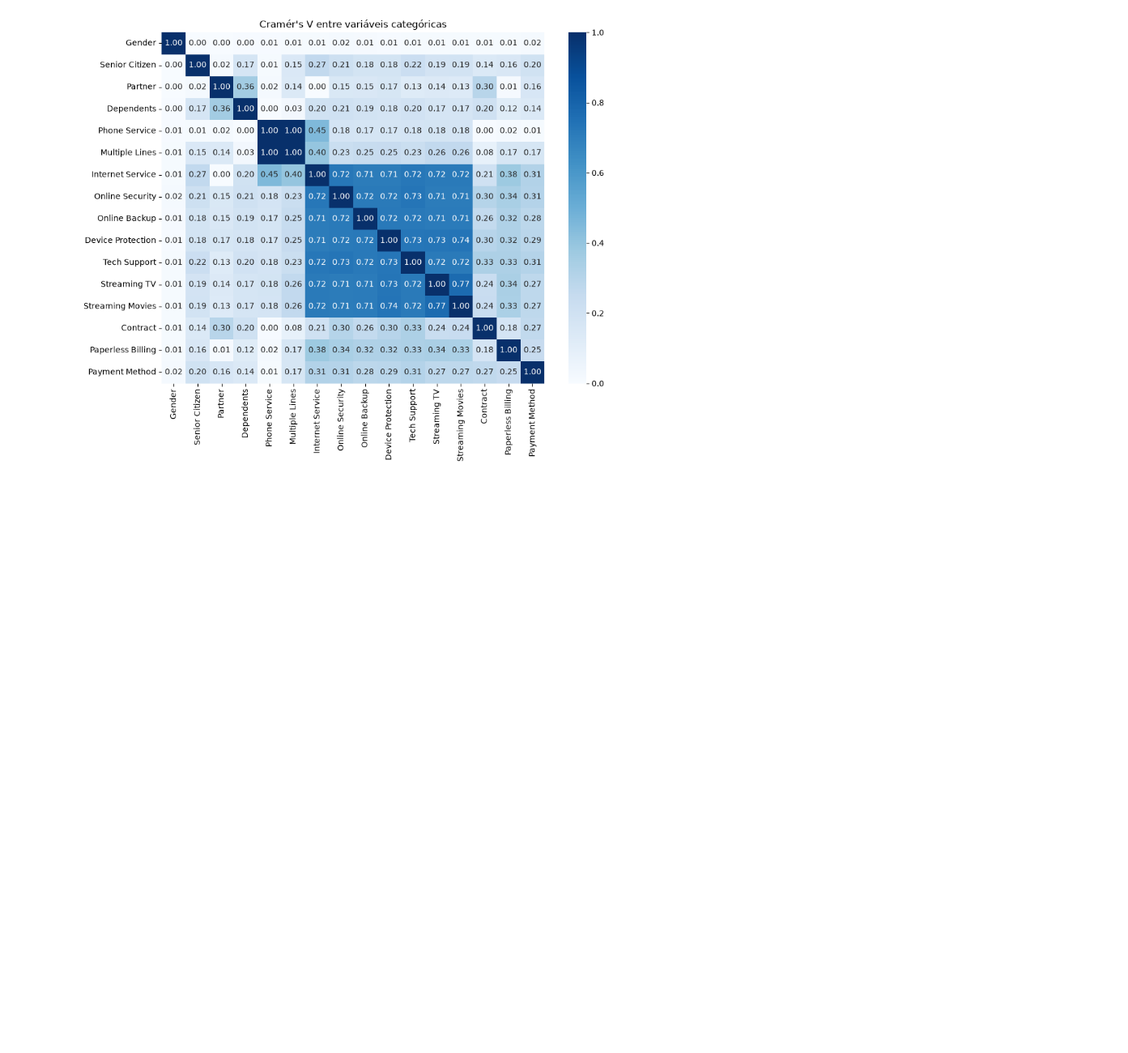
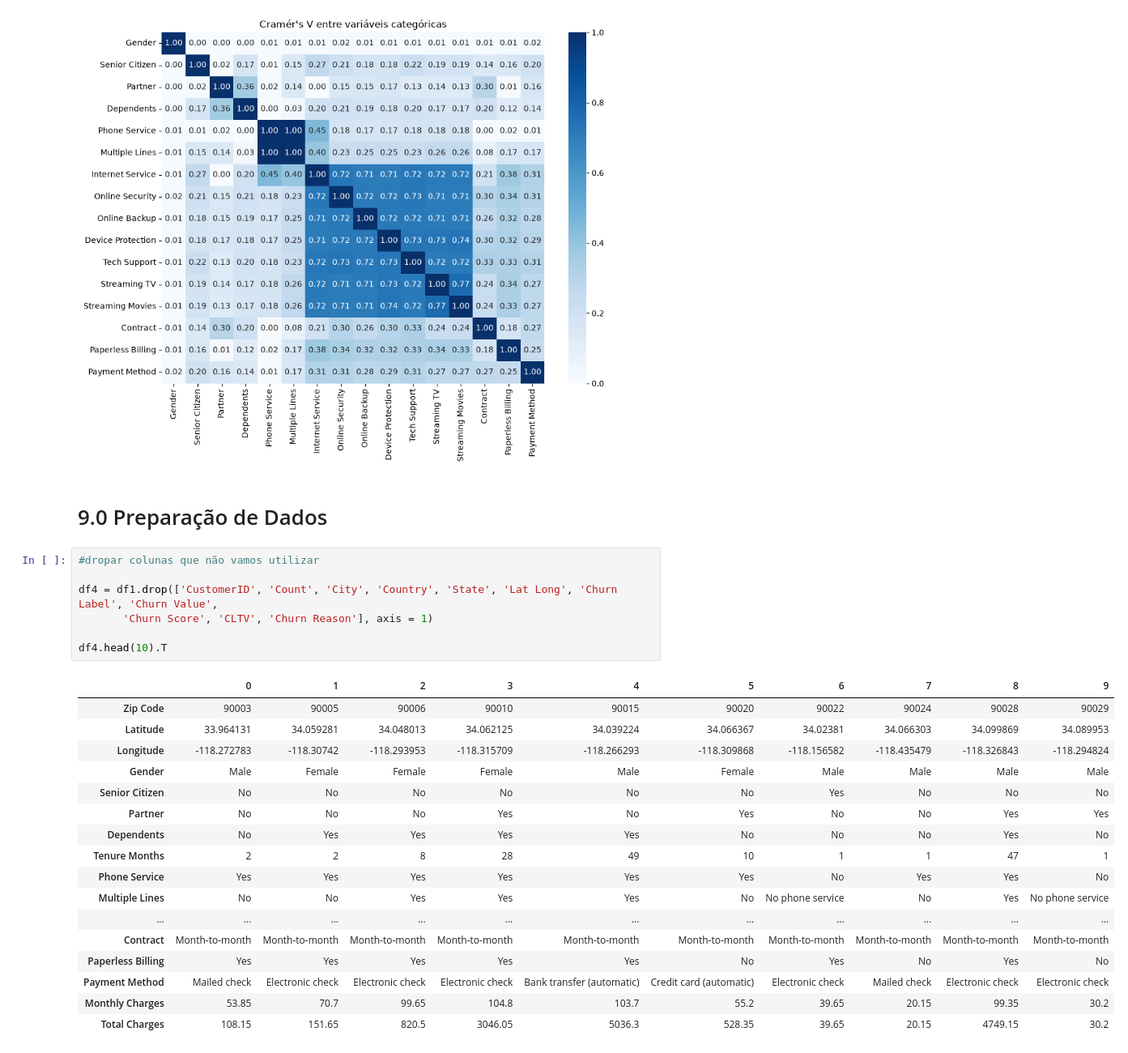
Before and after one commit to lucasffreitasds/churn_IBM, a Jupyter notebook: projeto_churn_IBM.ipynb, the cells around one changed output. Shown at 81% size. Cells and saved outputs as stored; diff of their text form; blank space fills up the shorter version.

Commit message:
iniciacao preparacao dos dados

```diff
--- a/projeto_churn_IBM.ipynb
+++ b/projeto_churn_IBM.ipynb
@@ -1281,3 +1286,30 @@ plt.tight_layout()
 plt.show()
 # %% [output]
 [figure]
+# %% [markdown]
+# 9.0 Preparação de Dados
+# %%
+#dropar colunas que não vamos utilizar
+
+df4 = df1.drop(['CustomerID', 'Count', 'City', 'Country', 'State', 'Lat Long', 'Churn Label', 'Churn Value',
+       'Churn Score', 'CLTV', 'Churn Reason'], axis = 1)
+
+df4.head(10).T
+# %% [output]
+|  | 0 | 1 | 2 | 3 | 4 | 5 | 6 | 7 | 8 | 9 |
+| Zip Code | 90003 | 90005 | 90006 | 90010 | 90015 | 90020 | 90022 | 90024 | 90028 | 90029 |
+| Latitude | 33.964131 | 34.059281 | 34.048013 | 34.062125 | 34.039224 | 34.066367 | 34.02381 | 34.066303 | 34.099869 | 34.089953 |
+| Longitude | -118.272783 | -118.30742 | -118.293953 | -118.315709 | -118.266293 | -118.309868 | -118.156582 | -118.435479 | -118.326843 | -118.294824 |
+| Gender | Male | Female | Female | Female | Male | Female | Male | Male | Male | Male |
+| Senior Citizen | No | No | No | No | No | No | Yes | No | No | No |
+| Partner | No | No | No | Yes | No | Yes | No | No | Yes | Yes |
+| Dependents | No | Yes | Yes | Yes | Yes | No | No | No | Yes | No |
+| Tenure Months | 2 | 2 | 8 | 28 | 49 | 10 | 1 | 1 | 47 | 1 |
+| Phone Service | Yes | Yes | Yes | Yes | Yes | Yes | No | Yes | Yes | No |
+| Multiple Lines | No | No | Yes | Yes | Yes | No | No phone service | No | Yes | No phone service |
+| ... | ... | ... | ... | ... | ... | ... | ... | ... | ... | ... |
+| Contract | Month-to-month | Month-to-month | Month-to-month | Month-to-month | Month-to-month | Month-to-month | Month-to-month | Month-to-month | Month-to-month | Month-to-month |
+| Paperless Billing | Yes | Yes | Yes | Yes | Yes | No | Yes | No | Yes | No |
+| Payment Method | Mailed check | Electronic check | Electronic check | Electronic check | Bank transfer (automatic) | Credit card (automatic) | Electronic check | Mailed check | Electronic check | Electronic check |
+| Monthly Charges | 53.85 | 70.7 | 99.65 | 104.8 | 103.7 | 55.2 | 39.65 | 20.15 | 99.35 | 30.2 |
+| Total Charges | 108.15 | 151.65 | 820.5 | 3046.05 | 5036.3 | 528.35 | 39.65 | 20.15 | 4749.15 | 30.2 |
```
Also changed, not shown: parts of 9 cells of this notebook.
